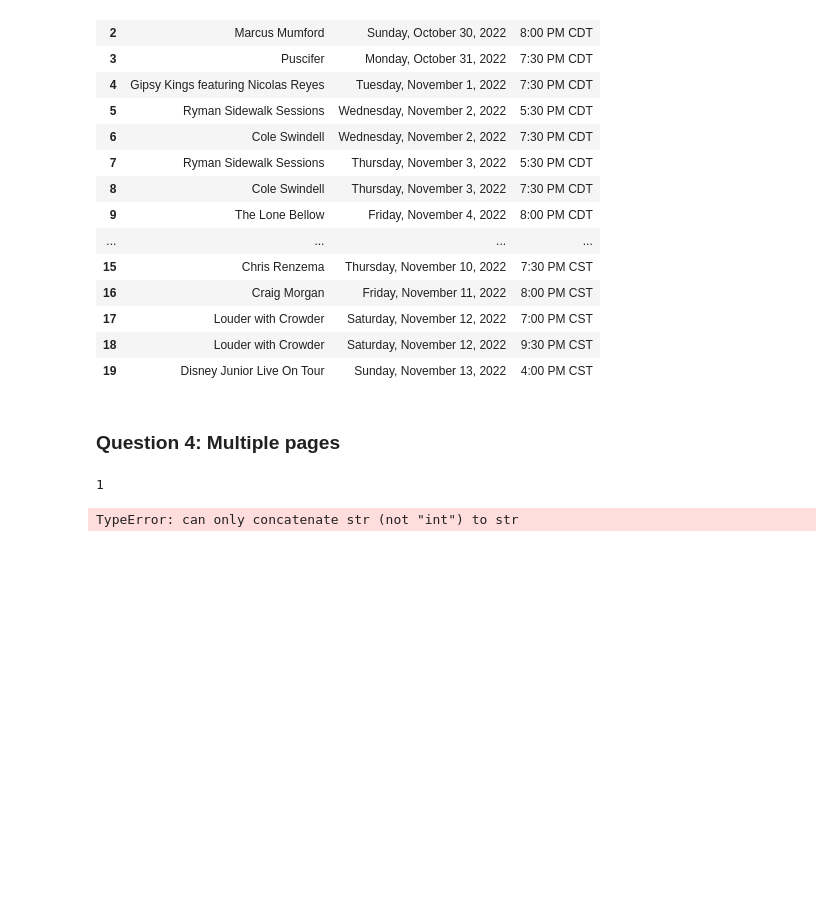
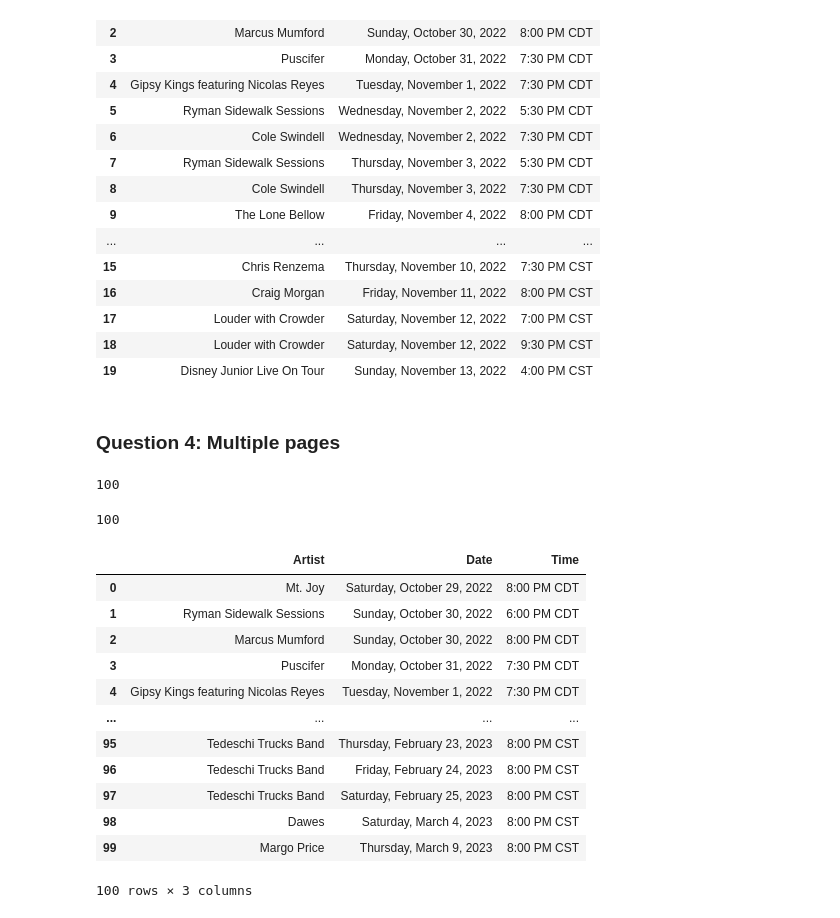
Before and after one commit to NSS-Data-Analytics-Cohort-7/web-scraping-ryman-HannahSolima, a Jupyter notebook: Notebooks/Webscaping.ipynb, the cells around one changed output. Drawn from its saved outputs; the diff is of its cells as text; code cells hidden in the pictures; blank space fills up the shorter version.

```diff
--- a/Notebooks/Webscaping.ipynb
+++ b/Notebooks/Webscaping.ipynb
@@ -189,31 +189,26 @@ headline_show
 | 19 | Disney Junior Live On Tour | Sunday, November 13, 2022 | 4:00 PM CST |
 # %% [markdown]
 ### Question 4: Multiple pages
-# %%
-fstring = f'https://ryman.com/events/list/?tribe_event_display=list&tribe_paged='
-
-URLs = []
-i=1
-
-for x in fstring:
-    print()
-    while (i<=5):
-        print(i)
-        i=fstring + i+1
-        print(i)
-# %% [output]
-1
-TypeError: can only concatenate str (not "int") to str
 # %%
 #Jonathan's Code
 page = 1
 artistsmulti = []
+time = []
 while page != 6:
       url = f"https://ryman.com/events/list/?tribe_event_display=list&tribe_paged={page}"
       response = requests.get(url)
       html = response.content
-      soup = bs(html, "lxml")
-      for h3 in soup.find_all('a', attrs={'class': 'tribe-event-url'}):
-            artistsmulti.append(h3.get_text(strip=True))
+      soup = BS(html, "lxml")
+      for a in soup.find_all('a', attrs={'class': 'tribe-event-url'}):
+            artistsmulti.append(a.get_text(strip=True))
+      B2 = soup.findAll('time') #adding my own code
+      for t in B2:
+            y = t.text.strip()
+            time.append(y)
       page = page + 1
-artistsmulti
+      date1 = []
+      showtime1 = []
+      for x in time:
+            y = x.split(" at ")
+            date1.append(y[0])
+            showtime1.append(y[-1])
@@ -219,0 +222,26 @@ artistsmulti
+# %%
+len(date1)
+# %% [output]
+100
+# %%
+len(showtime1)
+# %% [output]
+100
+# %%
+table1 = {'Artist':artistsmulti,'Date':date1,'Time':showtime1}
+headline_show1 = pd.DataFrame(table1, columns=['Artist','Date', 'Time'])
+headline_show1
+# %% [output]
+|  | Artist | Date | Time |
+| 0 | Mt. Joy | Saturday, October 29, 2022 | 8:00 PM CDT |
+| 1 | Ryman Sidewalk Sessions | Sunday, October 30, 2022 | 6:00 PM CDT |
+| 2 | Marcus Mumford | Sunday, October 30, 2022 | 8:00 PM CDT |
+| 3 | Puscifer | Monday, October 31, 2022 | 7:30 PM CDT |
+| 4 | Gipsy Kings featuring Nicolas Reyes | Tuesday, November 1, 2022 | 7:30 PM CDT |
+| ... | ... | ... | ... |
+| 95 | Tedeschi Trucks Band | Thursday, February 23, 2023 | 8:00 PM CST |
+| 96 | Tedeschi Trucks Band | Friday, February 24, 2023 | 8:00 PM CST |
+| 97 | Tedeschi Trucks Band | Saturday, February 25, 2023 | 8:00 PM CST |
+| 98 | Dawes | Saturday, March 4, 2023 | 8:00 PM CST |
+| 99 | Margo Price | Thursday, March 9, 2023 | 8:00 PM CST |
+100 rows × 3 columns
```
Also changed, not shown: parts of 1 cell of this notebook.
